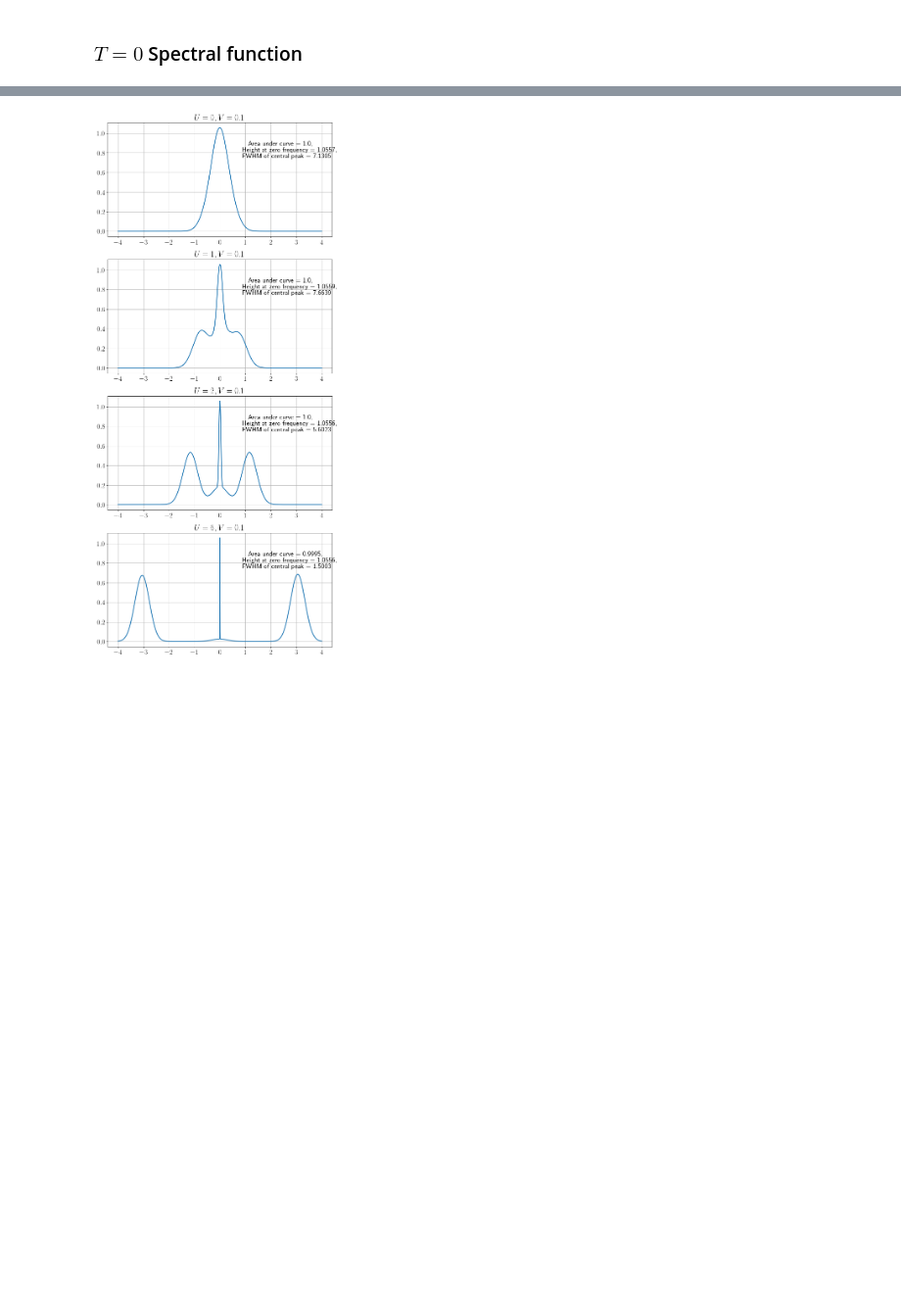
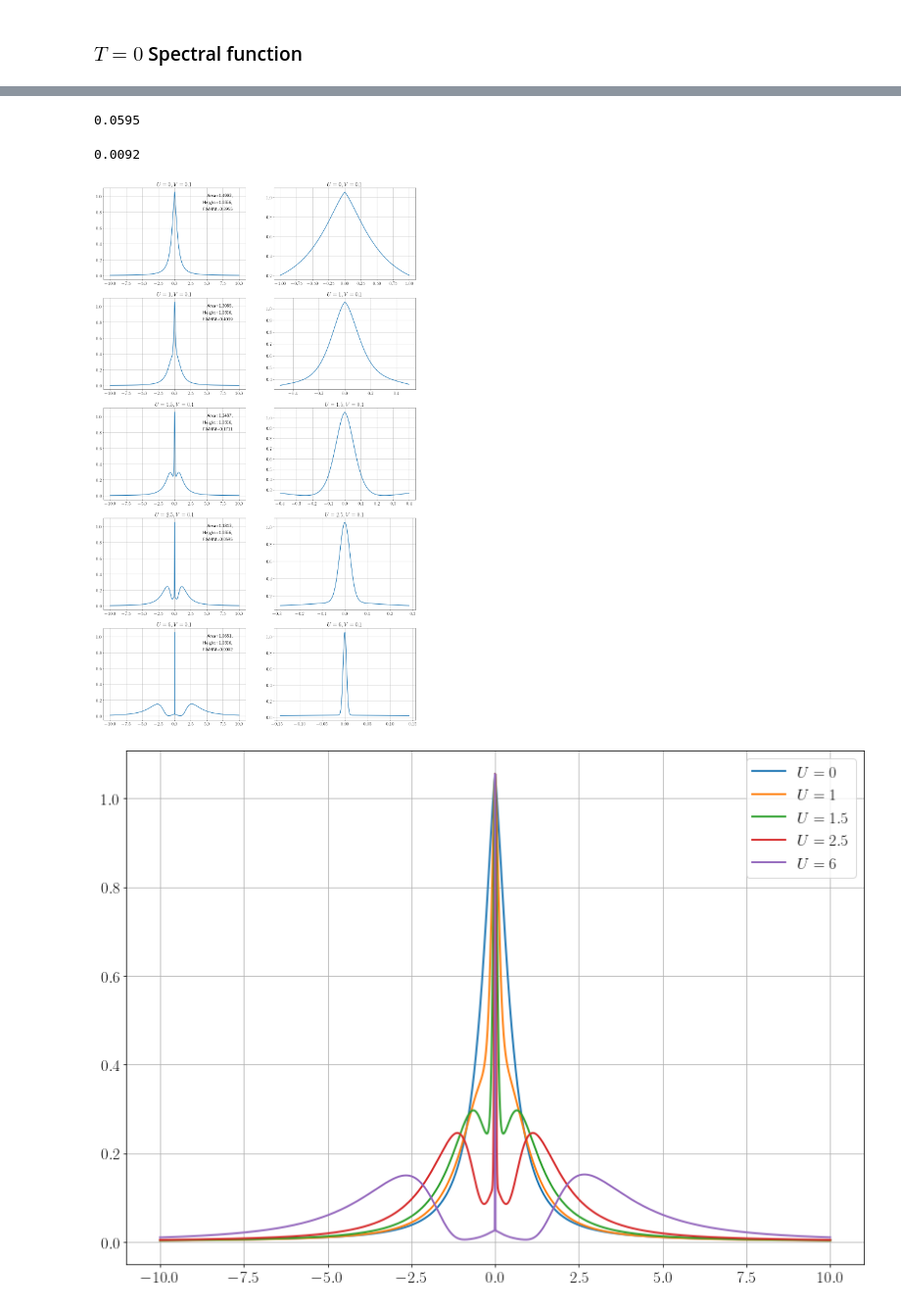
Before and after one commit to abhirup-m/Tiling-Embedded-Esiam, a Jupyter notebook: siam_spec_func.ipynb, the cells around one changed output, grey strips where cells are left out. Shown at 98% size. Drawn from its saved outputs; the diff is of its cells as text; code cells hidden in the pictures; blank space fills up the shorter version.

Commit message:
added frequency dependent broadening which takes care of the side bands, still some asymmetry near the centre though

```diff
--- a/siam_spec_func.ipynb
+++ b/siam_spec_func.ipynb
@@ -16,6 +16,7 @@ plt.rcParams["figure.figsize"]= 5, 4
 plt.rcParams['figure.dpi'] = 70
 matplotlib.rcParams['lines.linewidth'] = 2
 plt.rcParams['axes.grid'] = True
+plt.rcParams['axes.grid.which'] = "both"
 # %% [markdown]
 ### Creating Hamiltonian manually
 # %%
@@ -98,7 +99,7 @@ def get_ham(Ek_0, V, ed, U):
 def get_rho_X(args):
 #     h = 50
     (En, Xn), Xgs, factor, flag = args
-    eta = max(Ek_0)*2
+    eta = 4*t + abs(w_range)/2
     Egs = E[0]
     c0_up = tensor([identity(2), destroy(2)] + [identity(2)]*(len(Xgs.dims[0])-2))
     C1 = Xgs.dag()*c0_up*Xn
@@ -132,29 +133,30 @@ def get_correction_factor(E, X, h):
 
 
 def get_FWHM(w_range, A):
-    for i, w in enumerate(w_range[np.where(w_range >= 0)]):
-        if A[i] >= max(A)/2:
-            return 2*w
-    return 0
+    w_half = w_range[(A <= max(A)) & (A>=max(A)/2)]
+    return (max(w_half) - min(w_half))
 
 
-fig, ax = plt.subplots(4,1, figsize=(10,24))
+fig1, ax1 = plt.subplots(5,2, figsize=(20,35))
+fig2, ax2 = plt.subplots(figsize=(14,10))
 h = 1
 i = -1
 ht_area = []
-for U in [0, 1, 2, 6]:
+for U in [0, 1, 1.5, 2.5, 6]:
+# for U in [0]:
     i += 1
     ed = -U/2
     V = 0.1
+    t = 0.1
     Nk = 4
     a = 100
     k_bath = 2*np.pi*np.arange(0, Nk)/(a*Nk)
-    Ek_0 = -2*V*np.cos(k_bath*a)
+    Ek_0 = -2*t*np.cos(k_bath*a)
 
-    w_end = 4
-    len_w = 3000
-    w_range = np.linspace(-w_end, w_end, 2*len_w)
-    w_range = np.insert(w_range, int(len_w), 0) if 0 not in w_range else w_range
+    w_end = 10
+    len_w = 10000
+    w_half = np.linspace(0, w_end, len_w)**4/w_end**3
+    w_range = np.unique(np.concatenate([-w_half, w_half]))
     w_cut = 10**(-4)
 
 
@@ -169,14 +171,19 @@ for U in [0, 1, 2, 6]:
         factor = get_correction_factor(E, X, h)
         A = sum(list(tqdm(Pool().map(get_rho_X, product(zip(E, X), X0, [factor], [False])), total=len(X0)*len(E))))
 
-    ax[i].plot(w_range, A)
-    ax[i].set_title(r"$U={}, V={}$".format(U, V))
+    ax1[i][0].plot(w_range, A)
+    ax1[i][0].set_title(r"$U={}, V={}$".format(U, V))
+    ax1[i][1].plot(w_range[np.where(abs(w_range) < 1/(1+U))], A[np.where(abs(w_range) < 1/(1+U))])
+    ax1[i][1].set_title(r"$U={}, V={}$".format(U, V))
     maxA = np.round(max(A), 4)
     area = np.round(np.trapz(A, w_range),4)
     fwhm = np.round(get_FWHM(w_range, A), 4)
-    ax[i].text(0.6, 0.8, r"Area under curve = {},\\Height at zero frequency = {},\\FWHM of central peak = {}".format(area, maxA, fwhm),transform = ax[i].transAxes)
+    print (fwhm)
+    ax1[i][0].text(0.7, 0.9, r"Area={},\\\\Height={},\\\\FWHM={}".format(area, maxA, fwhm),transform = ax1[i][0].transAxes)
+    ax2.plot(w_range, A, label=r"$U={}$".format(U))
 
-
-# plt.savefig("merged.pdf", bbox_inches='tight')
-# plt.show()
+ax2.legend()
+fig1.savefig("merged.pdf", bbox_inches='tight')
+fig2.savefig("merged_all.pdf", bbox_inches='tight')
+plt.show()
 # %% [output]
@@ -183 +193,4 @@ for U in [0, 1, 2, 6]:
+0.0595
+0.0092
-[figure, old version]
+[figure, new version]
+[figure, added]
```
Also changed, not shown: parts of 1 cell of this notebook, 2 other files.
